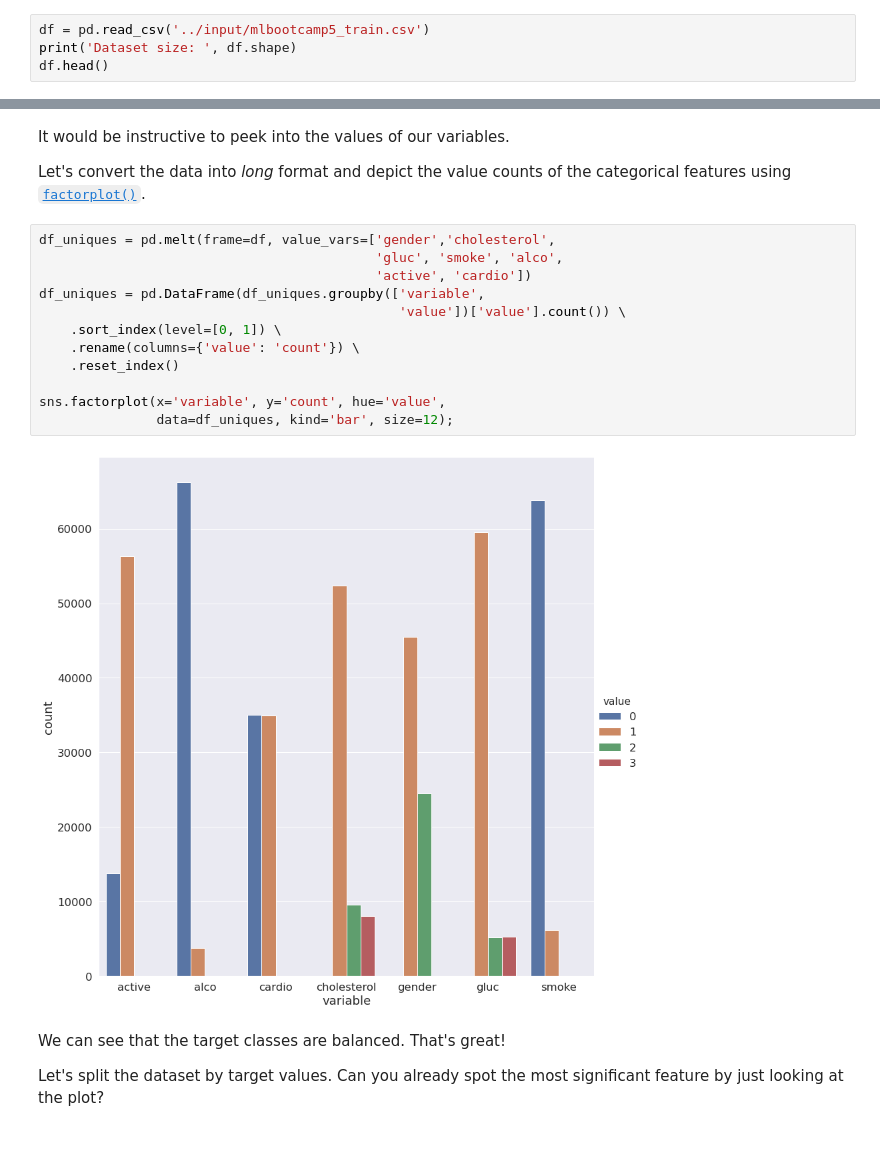
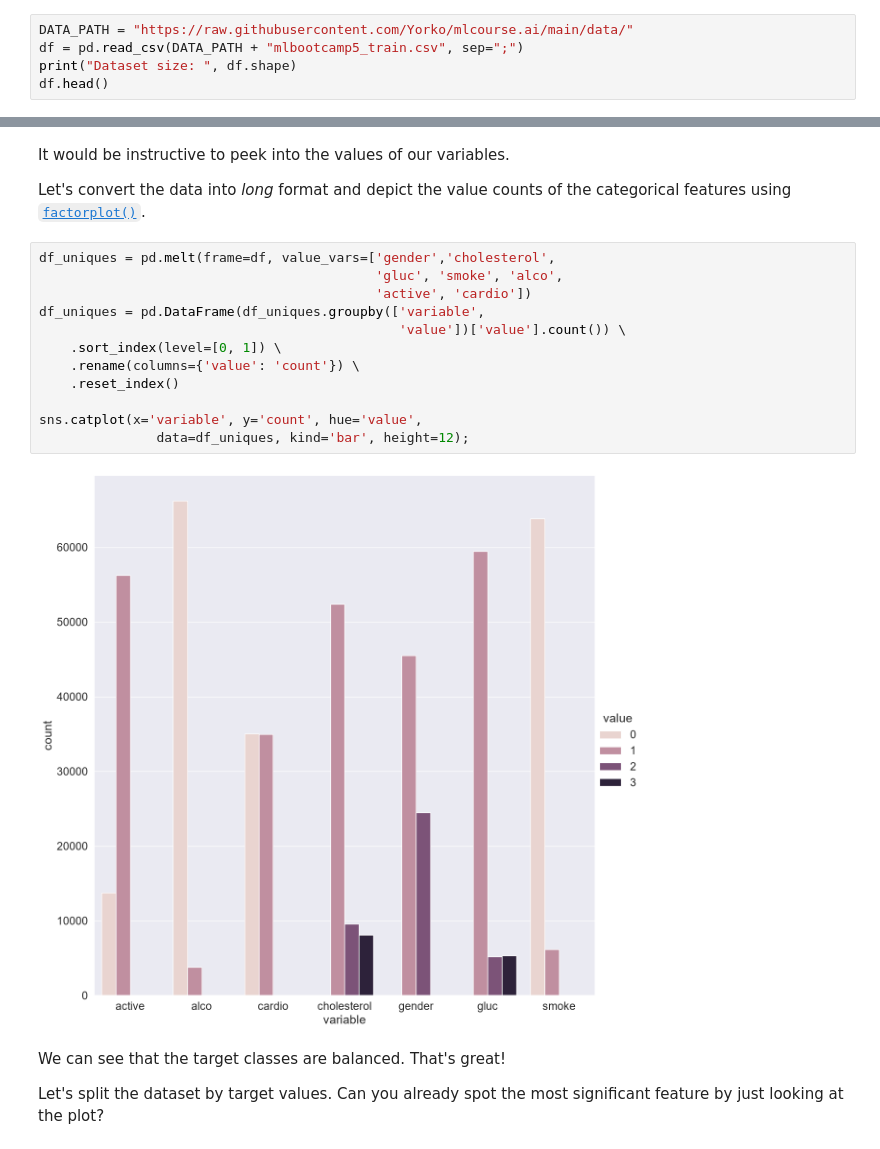
Before and after one commit to esmoliakov/mlcourse_tasks, a Jupyter notebook: a2-demo-analyzing-cardiovascular-data.ipynb, the cells around one changed output, grey strips where cells are left out. Cells and saved outputs as stored; diff of their text form.

```diff
--- a/a2-demo-analyzing-cardiovascular-data.ipynb
+++ b/a2-demo-analyzing-cardiovascular-data.ipynb
@@ -79,8 +78,9 @@ rcParams['figure.figsize'] = 11, 8
 # %% [markdown]
 To make it simple, we will work only with the training part of the dataset:
 # %%
-df = pd.read_csv('../input/mlbootcamp5_train.csv')
-print('Dataset size: ', df.shape)
+DATA_PATH = "https://raw.githubusercontent.com/Yorko/mlcourse.ai/main/data/"
+df = pd.read_csv(DATA_PATH + "mlbootcamp5_train.csv", sep=";")
+print("Dataset size: ", df.shape)
 df.head()
 # %% [output]
 Dataset size:  (70000, 13)
@@ -97,17 +97,17 @@ Let's convert the data into *long* format and depict the value counts of the cat
 # %%
 df_uniques = pd.melt(frame=df, value_vars=['gender','cholesterol',
                                            'gluc', 'smoke', 'alco',
                                            'active', 'cardio'])
 df_uniques = pd.DataFrame(df_uniques.groupby(['variable',
                                               'value'])['value'].count()) \
     .sort_index(level=[0, 1]) \
     .rename(columns={'value': 'count'}) \
     .reset_index()
 
-sns.factorplot(x='variable', y='count', hue='value',
-               data=df_uniques, kind='bar', size=12);
+sns.catplot(x='variable', y='count', hue='value',
+               data=df_uniques, kind='bar', height=12);
 # %% [output]
-[figure, old version]
+[figure, new version]
 # %% [markdown]
 We can see that the target classes are balanced. That's great!
 
```
Also changed, not shown: parts of 33 cells of this notebook.
